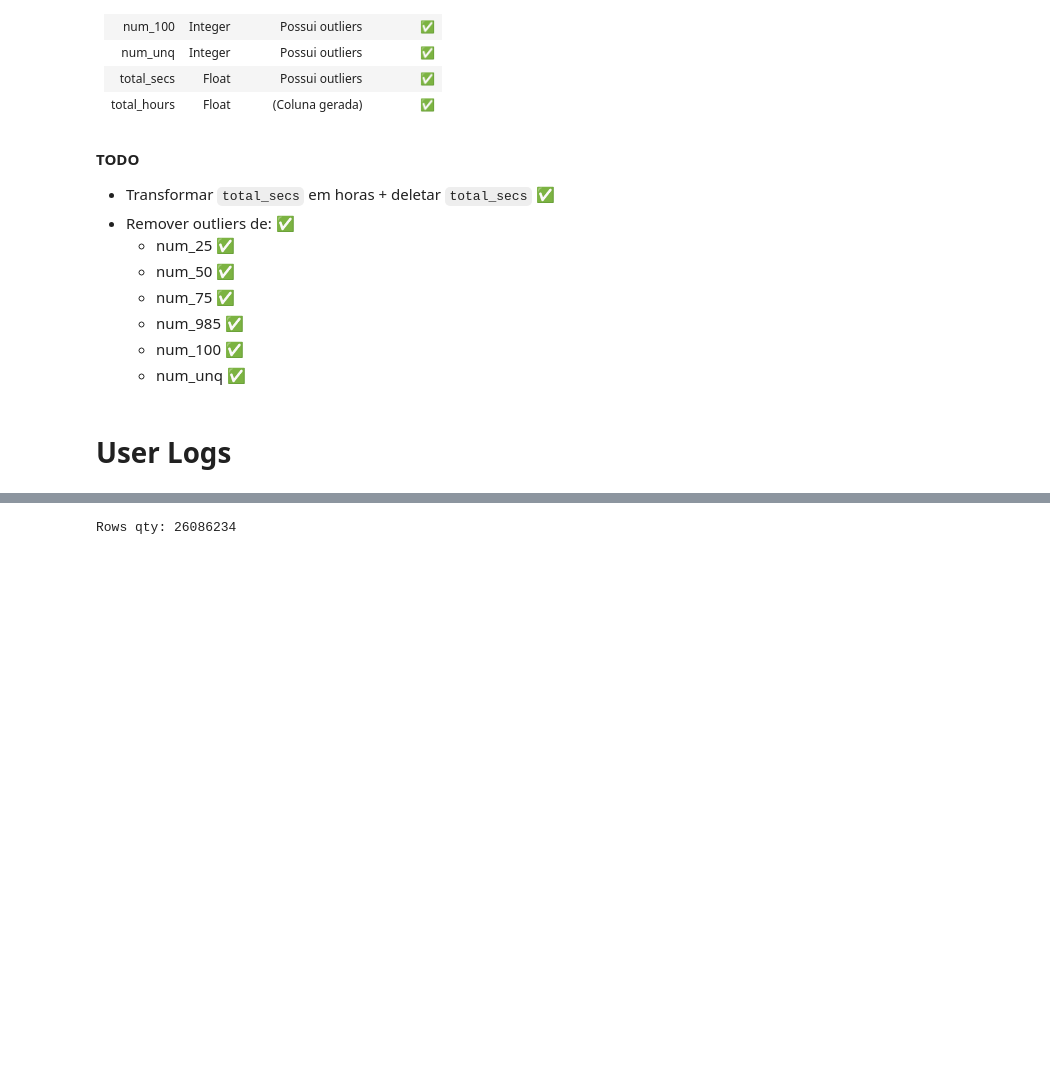
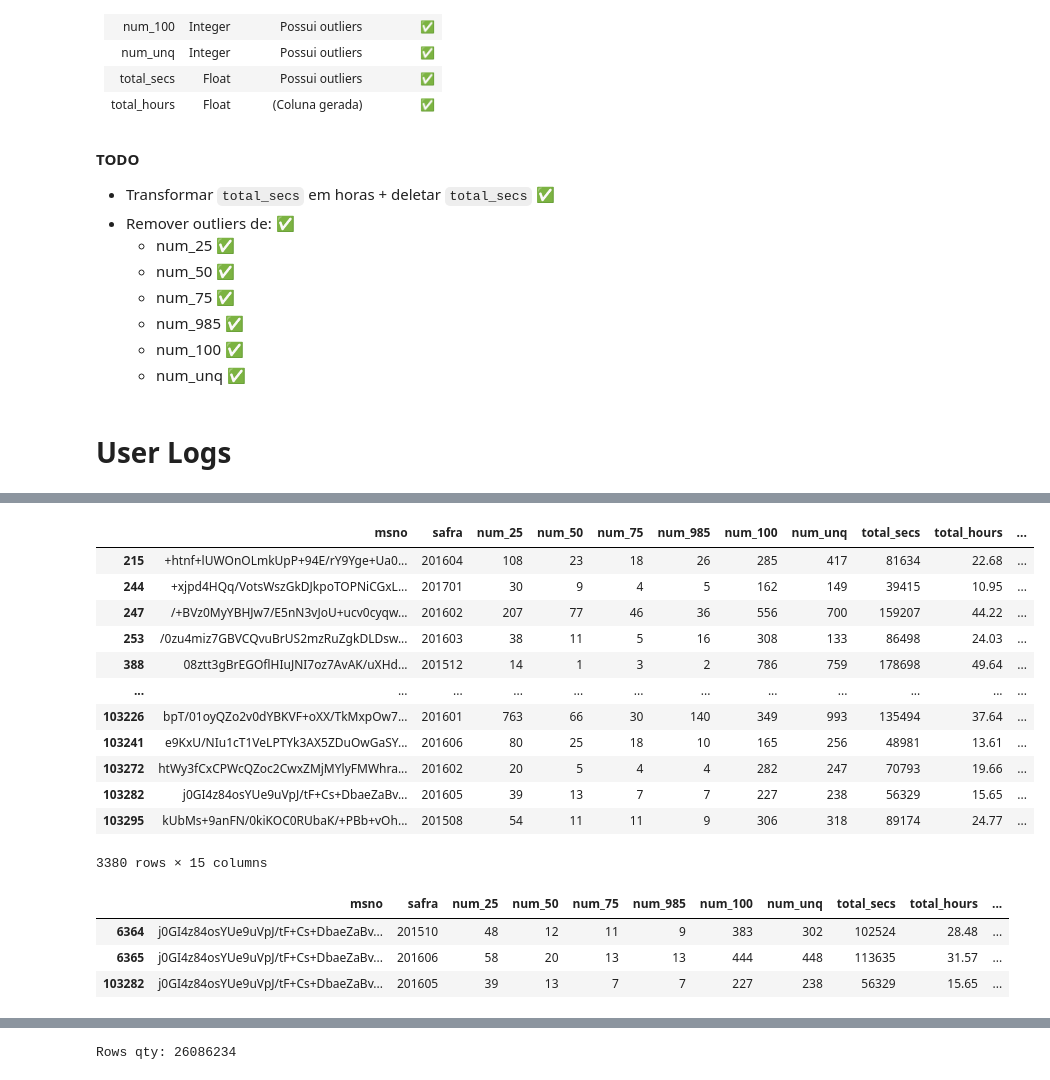
Before and after one commit to CaioAFA/2025-case-data-master-caio-arrabal, a Jupyter notebook: notebooks/01_3-Data-Exploring-UserLogs.ipynb, the cells around one changed output, grey strips where cells are left out. Cells and saved outputs as stored; diff of their text form; code cells hidden in the pictures; blank space fills up the shorter version.

```diff
--- a/notebooks/01_3-Data-Exploring-UserLogs.ipynb
+++ b/notebooks/01_3-Data-Exploring-UserLogs.ipynb
@@ -40,5 +41,6 @@ from Utils import PandasNotebookConfigs
 # %%
 DATA_LOADER = DataLoader()
 DATA_ANALYSIS = DataAnalysis()
+DATA_TRANSFORMER = DataTransformer()
 
 PandasNotebookConfigs.config()
@@ -45,2 +49,6 @@ PandasNotebookConfigs.config()
 # %%
 user_logs_df = DATA_LOADER.load_user_logs_df()
+# %%
+temp_df = user_logs_df[:100000].copy()
+temp_df = DATA_TRANSFORMER.create_cost_column(temp_df)
+temp_df.head()
@@ -46,0 +62,4 @@ user_logs_df = DATA_LOADER.load_user_logs_df()
+# %%
+temp_df['actual_amount_paid'] = 400
+temp_df = DATA_TRANSFORMER.create_net_profit_column(temp_df)
+temp_df.head()
@@ -46,0 +73,26 @@ user_logs_df = DATA_LOADER.load_user_logs_df()
+# %%
+temp_df['m-1'] = temp_df.groupby("msno")["net_profit"].shift(1)
+temp_df['m-2'] = temp_df.groupby("msno")["net_profit"].shift(2)
+# %%
+temp_df[~temp_df['m-1'].isna() | ~temp_df['m-2'].isna()]
+# %% [output]
+|  | msno | safra | num_25 | num_50 | num_75 | num_985 | num_100 | num_unq | total_secs | total_hours | ... |
+| 215 | +htnf+lUWOnOLmkUpP+94E/rY9Yge+Ua0... | 201604 | 108 | 23 | 18 | 26 | 285 | 417 | 81634 | 22.68 | ... |
+| 244 | +xjpd4HQq/VotsWszGkDJkpoTOPNiCGxL... | 201701 | 30 | 9 | 4 | 5 | 162 | 149 | 39415 | 10.95 | ... |
+| 247 | /+BVz0MyYBHJw7/E5nN3vJoU+ucv0cyqw... | 201602 | 207 | 77 | 46 | 36 | 556 | 700 | 159207 | 44.22 | ... |
+| 253 | /0zu4miz7GBVCQvuBrUS2mzRuZgkDLDsw... | 201603 | 38 | 11 | 5 | 16 | 308 | 133 | 86498 | 24.03 | ... |
+| 388 | 08ztt3gBrEGOflHIuJNI7oz7AvAK/uXHd... | 201512 | 14 | 1 | 3 | 2 | 786 | 759 | 178698 | 49.64 | ... |
+| ... | ... | ... | ... | ... | ... | ... | ... | ... | ... | ... | ... |
+| 103226 | bpT/01oyQZo2v0dYBKVF+oXX/TkMxpOw7... | 201601 | 763 | 66 | 30 | 140 | 349 | 993 | 135494 | 37.64 | ... |
+| 103241 | e9KxU/NIu1cT1VeLPTYk3AX5ZDuOwGaSY... | 201606 | 80 | 25 | 18 | 10 | 165 | 256 | 48981 | 13.61 | ... |
+| 103272 | htWy3fCxCPWcQZoc2CwxZMjMYlyFMWhra... | 201602 | 20 | 5 | 4 | 4 | 282 | 247 | 70793 | 19.66 | ... |
+| 103282 | j0GI4z84osYUe9uVpJ/tF+Cs+DbaeZaBv... | 201605 | 39 | 13 | 7 | 7 | 227 | 238 | 56329 | 15.65 | ... |
+| 103295 | kUbMs+9anFN/0kiKOC0RUbaK/+PBb+vOh... | 201508 | 54 | 11 | 11 | 9 | 306 | 318 | 89174 | 24.77 | ... |
+3380 rows × 15 columns
+# %%
+temp_df[temp_df['msno'] == 'j0GI4z84osYUe9uVpJ/tF+Cs+DbaeZaBv258yNlTptI=']
+# %% [output]
+|  | msno | safra | num_25 | num_50 | num_75 | num_985 | num_100 | num_unq | total_secs | total_hours | ... |
+| 6364 | j0GI4z84osYUe9uVpJ/tF+Cs+DbaeZaBv... | 201510 | 48 | 12 | 11 | 9 | 383 | 302 | 102524 | 28.48 | ... |
+| 6365 | j0GI4z84osYUe9uVpJ/tF+Cs+DbaeZaBv... | 201606 | 58 | 20 | 13 | 13 | 444 | 448 | 113635 | 31.57 | ... |
+| 103282 | j0GI4z84osYUe9uVpJ/tF+Cs+DbaeZaBv... | 201605 | 39 | 13 | 7 | 7 | 227 | 238 | 56329 | 15.65 | ... |
```
Also changed, not shown: parts of 5 cells of this notebook, 5 other files.
